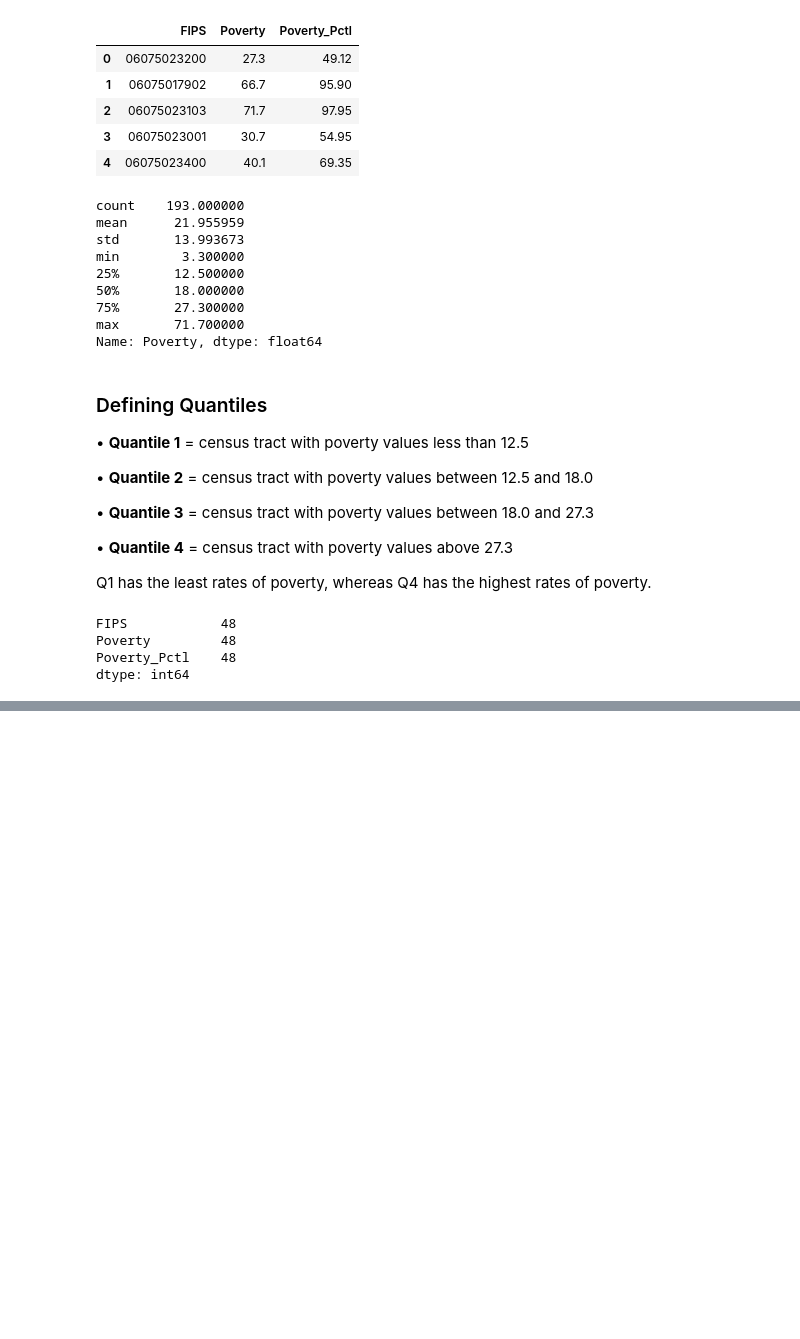
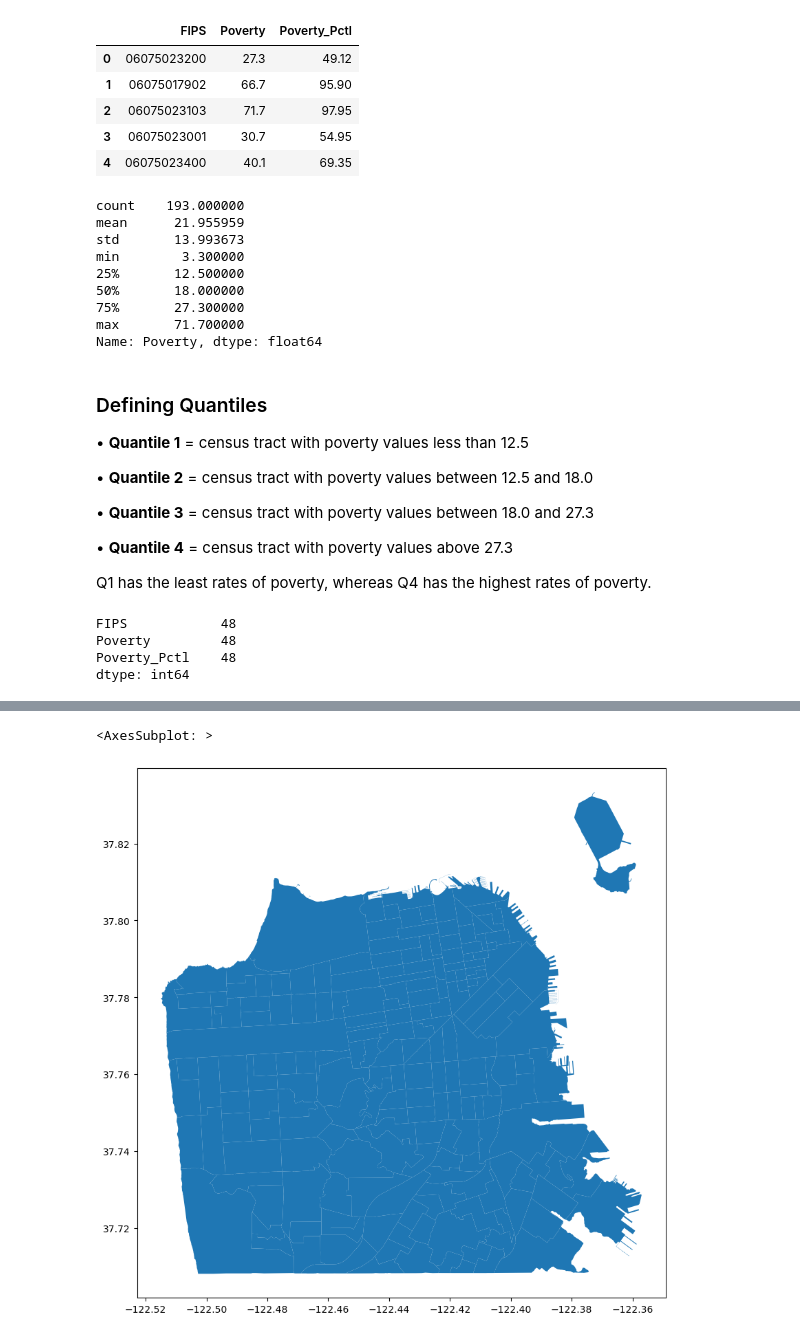
Before and after one commit to tommychandler5/221project, a Jupyter notebook: Group Assignments/W7 Assignment 3/Health Indices.ipynb, the cells around one changed output, grey strips where cells are left out. Cells and saved outputs as stored; diff of their text form; code cells hidden in the pictures; blank space fills up the shorter version.

Commit message:
02.24.2023 Index

```diff
--- a/Group Assignments/W7 Assignment 3/Health Indices.ipynb
+++ b/Group Assignments/W7 Assignment 3/Health Indices.ipynb
@@ -146,0 +155,4 @@ poverty_4=poverty[poverty.Poverty>27.3]
+# %%
+# bring in maps to map on the poverty index
+poverty_tracts=gpd.read_file('data/SF2010_Neighborhoods_CTs.geojson')
+poverty_tracts.head()
@@ -146,0 +166,6 @@ poverty_4=poverty[poverty.Poverty>27.3]
+# %%
+# plot it
+poverty_tracts.plot(figsize=(12,10))
+# %% [output]
+<AxesSubplot: >
+[figure, added]
```
Also changed, not shown: parts of 9 cells of this notebook.
